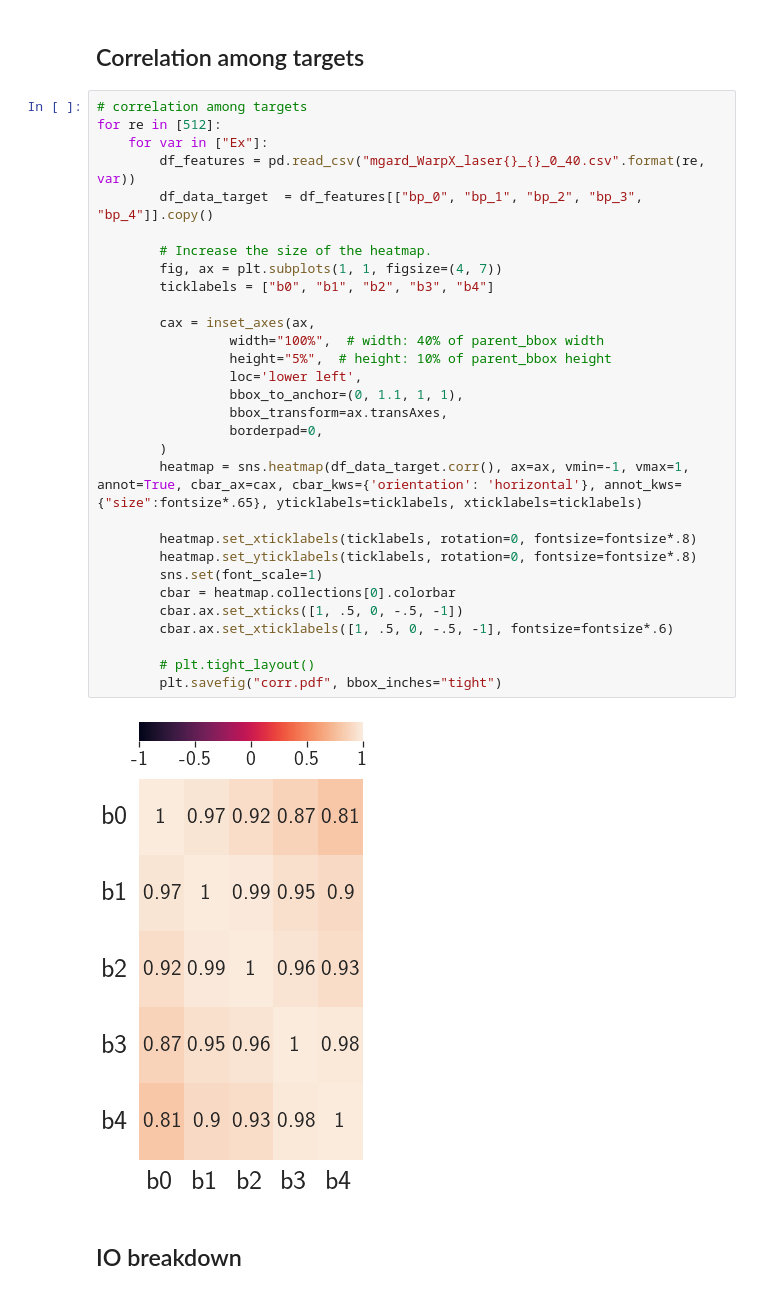
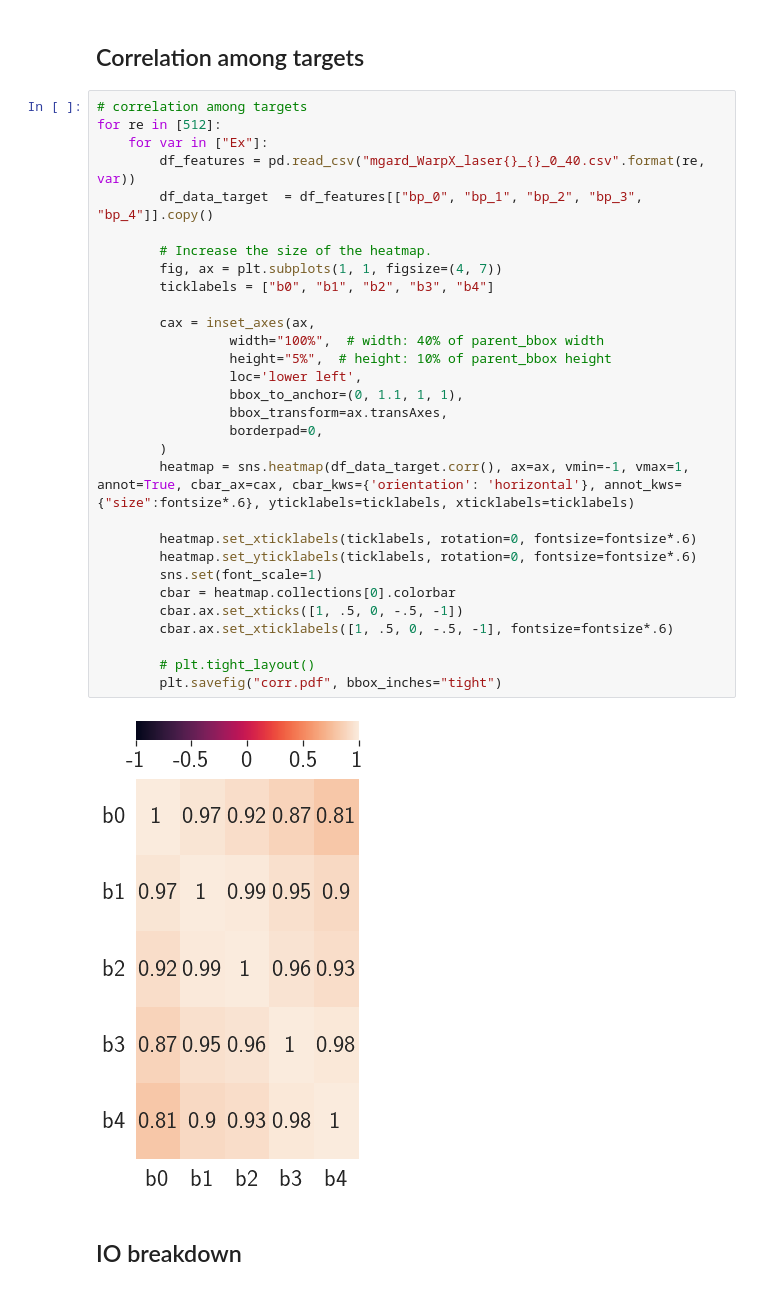
Before and after one commit to jw447/DNN_Mgard, a Jupyter notebook: notebook/_old/DNN_MGARD_old.ipynb, the cells around one changed output. Cells and saved outputs as stored; diff of their text form.

```diff
--- a/notebook/_old/DNN_MGARD_old.ipynb
+++ b/notebook/_old/DNN_MGARD_old.ipynb
@@ -58,35 +62,35 @@ fontsize=35
 # %%
 # correlation among targets
 for re in [512]:
     for var in ["Ex"]:
         df_features = pd.read_csv("mgard_WarpX_laser{}_{}_0_40.csv".format(re, var))
         df_data_target  = df_features[["bp_0", "bp_1", "bp_2", "bp_3", "bp_4"]].copy()
 
         # Increase the size of the heatmap.
         fig, ax = plt.subplots(1, 1, figsize=(4, 7))
         ticklabels = ["b0", "b1", "b2", "b3", "b4"]
 
         cax = inset_axes(ax,
                  width="100%",  # width: 40% of parent_bbox width
                  height="5%",  # height: 10% of parent_bbox height
                  loc='lower left',
                  bbox_to_anchor=(0, 1.1, 1, 1),
                  bbox_transform=ax.transAxes,
                  borderpad=0,
         )
-        heatmap = sns.heatmap(df_data_target.corr(), ax=ax, vmin=-1, vmax=1, annot=True, cbar_ax=cax, cbar_kws={'orientation': 'horizontal'}, annot_kws={"size":fontsize*.65}, yticklabels=ticklabels, xticklabels=ticklabels)
+        heatmap = sns.heatmap(df_data_target.corr(), ax=ax, vmin=-1, vmax=1, annot=True, cbar_ax=cax, cbar_kws={'orientation': 'horizontal'}, annot_kws={"size":fontsize*.6}, yticklabels=ticklabels, xticklabels=ticklabels)
 
-        heatmap.set_xticklabels(ticklabels, rotation=0, fontsize=fontsize*.8)
-        heatmap.set_yticklabels(ticklabels, rotation=0, fontsize=fontsize*.8)
+        heatmap.set_xticklabels(ticklabels, rotation=0, fontsize=fontsize*.6)
+        heatmap.set_yticklabels(ticklabels, rotation=0, fontsize=fontsize*.6)
         sns.set(font_scale=1)
         cbar = heatmap.collections[0].colorbar
         cbar.ax.set_xticks([1, .5, 0, -.5, -1])
         cbar.ax.set_xticklabels([1, .5, 0, -.5, -1], fontsize=fontsize*.6)
 
         # plt.tight_layout()
         plt.savefig("corr.pdf", bbox_inches="tight")
 # %% [output]
-[figure, old version]
+[figure, new version]
 # %% [markdown]
 ## IO breakdown
 # %%
```
Also changed, not shown: parts of 3 cells of this notebook, 9 other files.
